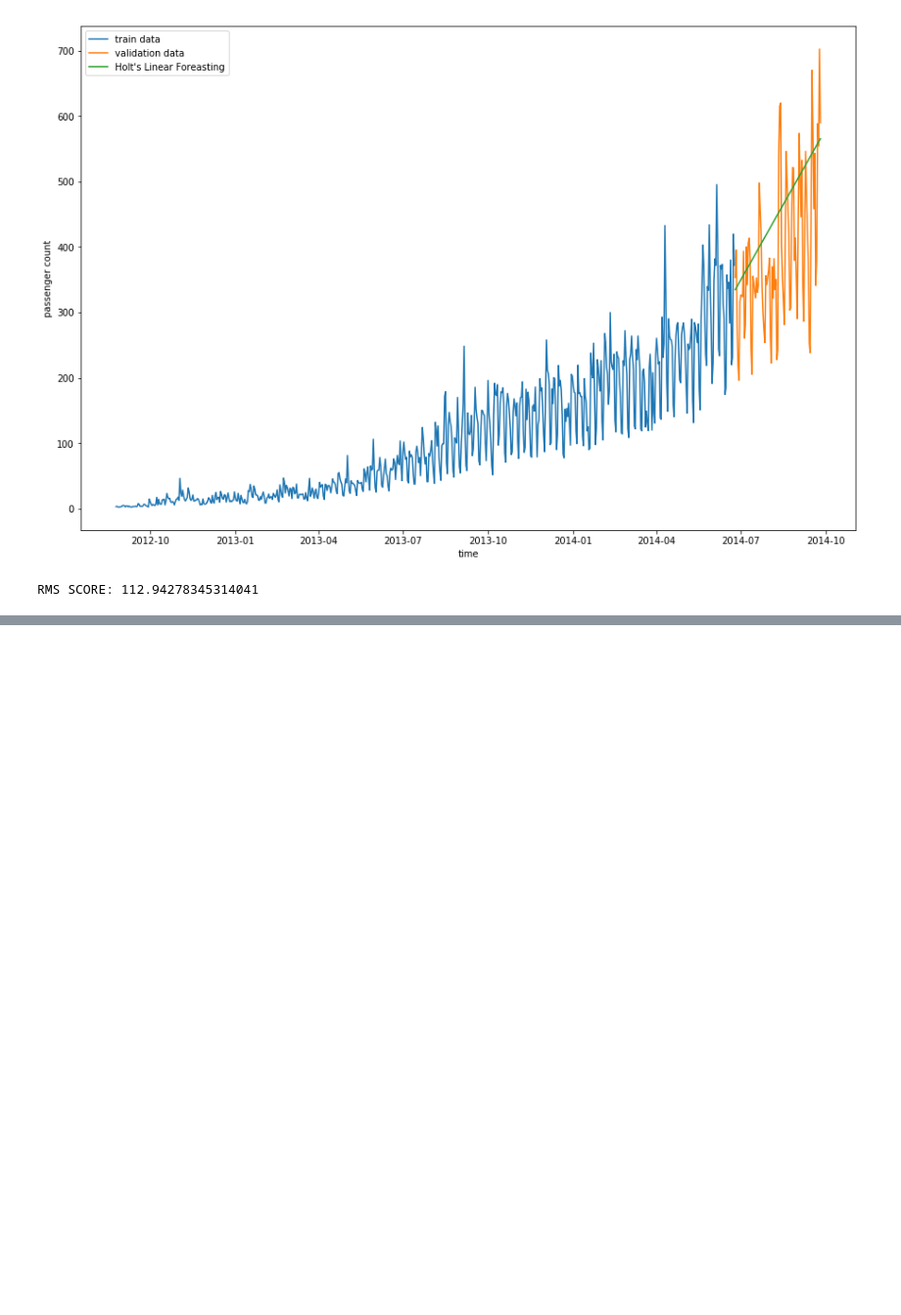
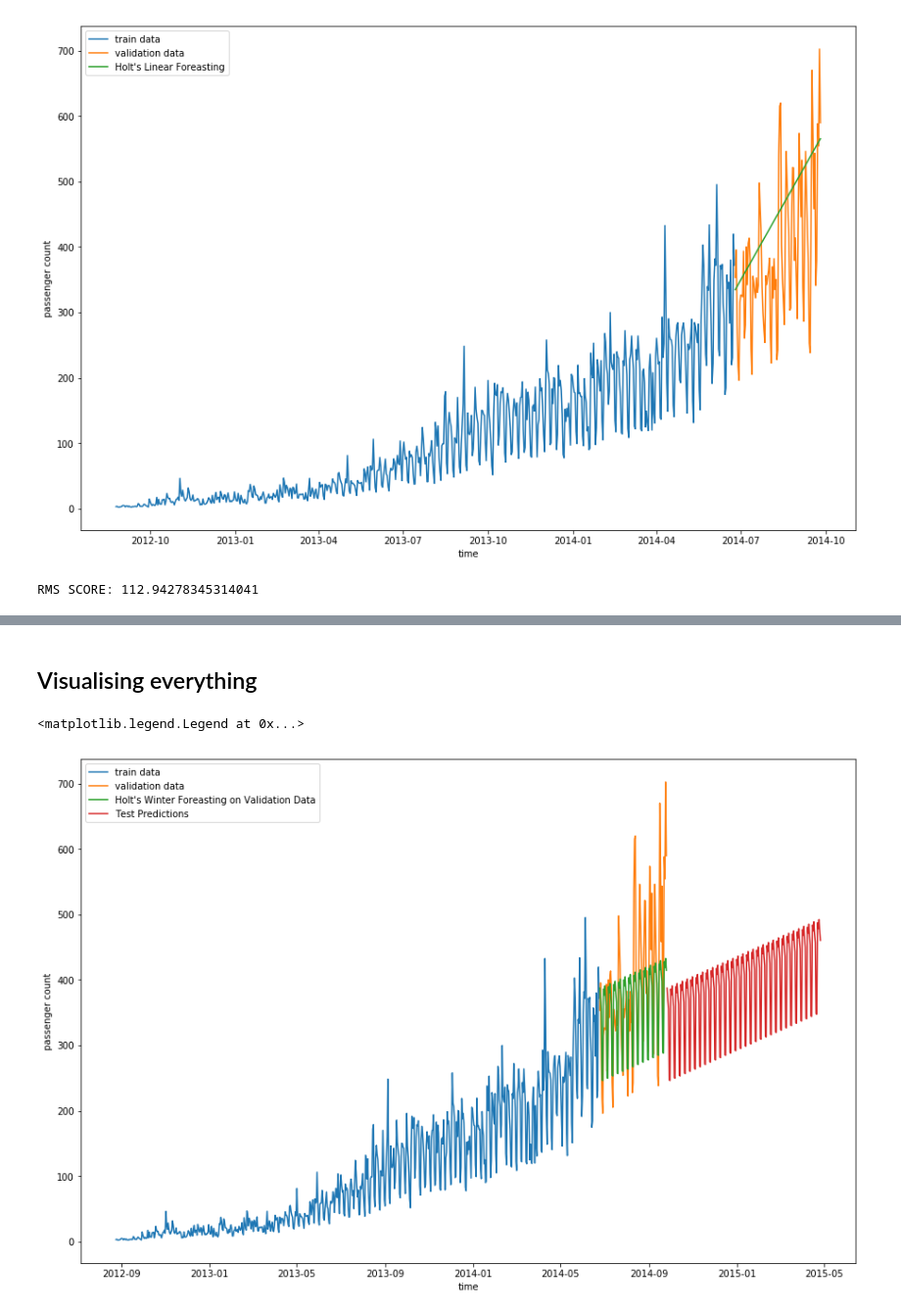
Before and after one commit to TheAbhishekJha/TimeSeries, a Jupyter notebook: TSnotebook.ipynb, the cells around one changed output, grey strips where cells are left out. Shown at 98% size. Drawn from its saved outputs; the diff is of its cells as text; code cells hidden in the pictures; blank space fills up the shorter version.

```diff
--- a/TSnotebook.ipynb
+++ b/TSnotebook.ipynb
@@ -330,0 +579,2 @@ RMS SCORE: 112.94278345314041
+# %%
+finalTestPred.drop(['day','pred_HWF','Hour','ratio'],axis=1,inplace=True)
@@ -330,0 +604,20 @@ RMS SCORE: 112.94278345314041
+# %% [markdown]
+## Visualising everything
+# %%
+finalTestPredPlot = finalTestPred.copy()
+# %%
+finalTestPredPlot.set_index('Datetime',inplace=True)
+finalTestPredPlot.drop('ID',axis=1,inplace=True)
+# %%
+finalTestPredPlot=finalTestPredPlot.resample('D').mean()
+# %%
+plt.plot(training['Count'])
+plt.plot(validating['Count'])
+plt.plot(pred['HWF'])
+plt.plot(finalTestPredPlot['Count'])
+plt.xlabel('time')
+plt.ylabel('passenger count')
+plt.legend(['train data','validation data',"Holt's Winter Foreasting on Validation Data",'Test Predictions'])
+# %% [output]
+<matplotlib.legend.Legend at 0x...>
+[figure, added]
```
Also changed, not shown: parts of 36 cells of this notebook.
